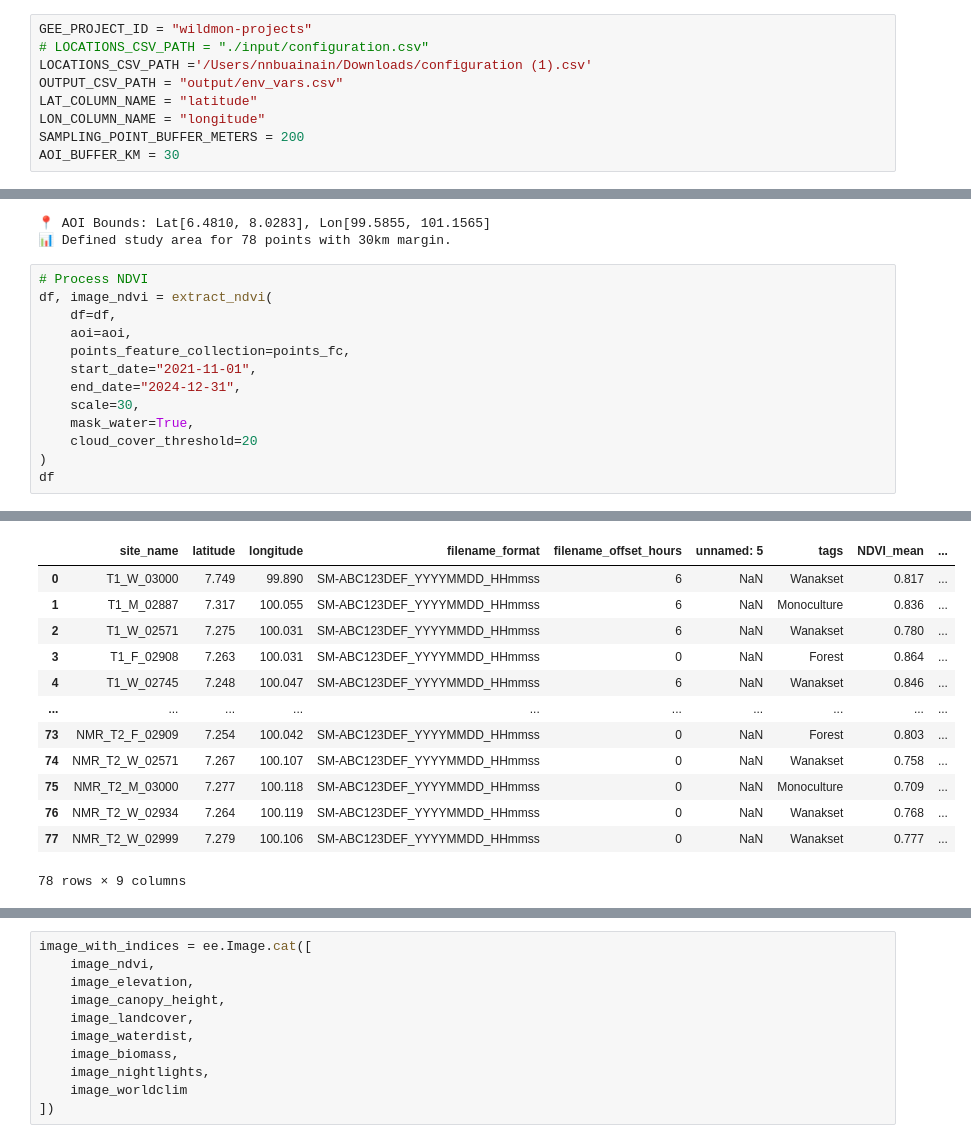
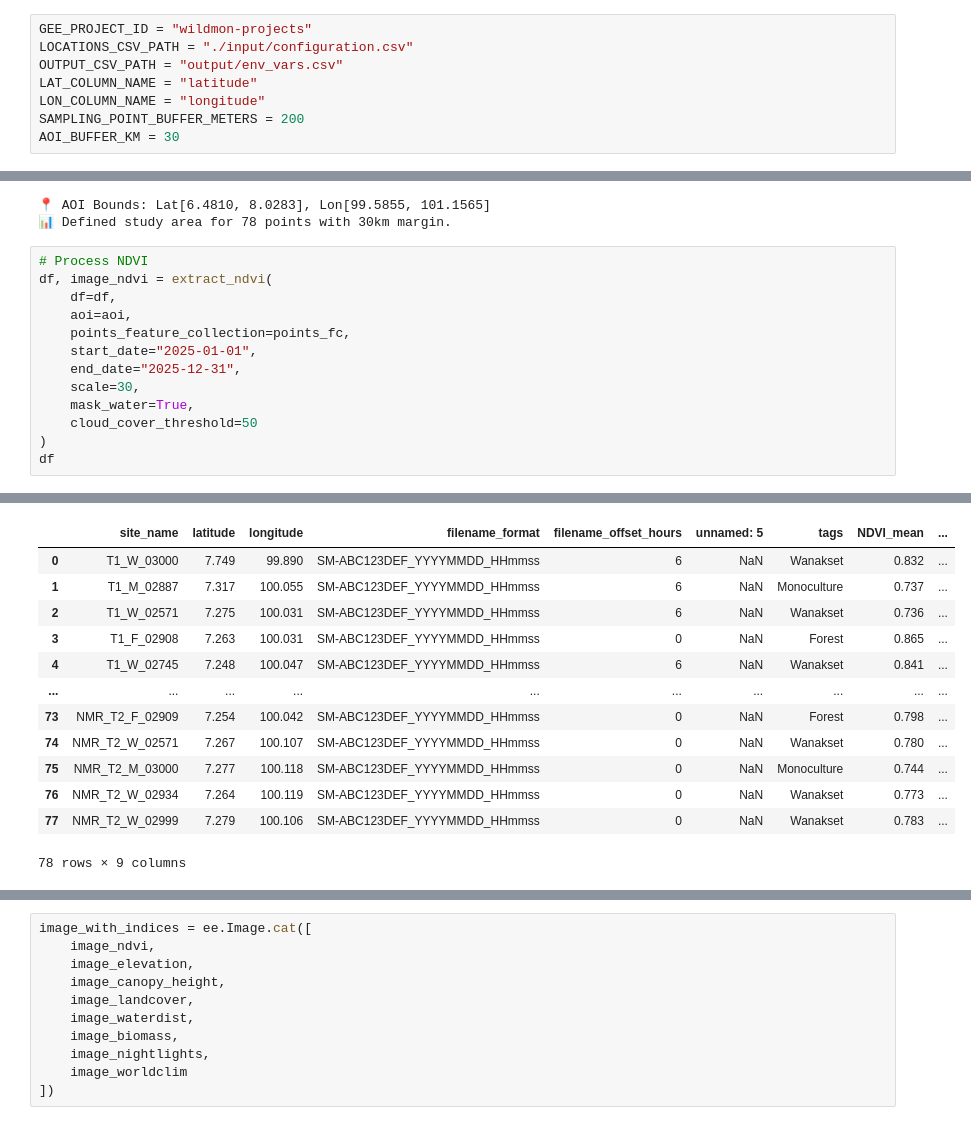
Before and after one commit to WildMon-ai/WildMon-EnvVar, a Jupyter notebook: pipeline.ipynb, the cells around one changed output, grey strips where cells are left out. Saved outputs shown, nothing was run; the diff lists cells and outputs as text.

```diff
--- a/pipeline.ipynb
+++ b/pipeline.ipynb
@@ -17,7 +17,6 @@ import ee
 # %%
 GEE_PROJECT_ID = "wildmon-projects"
-# LOCATIONS_CSV_PATH = "./input/configuration.csv"
-LOCATIONS_CSV_PATH ='/Users/nnbuainain/Downloads/configuration (1).csv'
+LOCATIONS_CSV_PATH = "./input/configuration.csv"
 OUTPUT_CSV_PATH = "output/env_vars.csv"
 LAT_COLUMN_NAME = "latitude"
 LON_COLUMN_NAME = "longitude"
@@ -67,11 +66,11 @@ df, image_ndvi = extract_ndvi(
     df=df,
     aoi=aoi,
     points_feature_collection=points_fc,
-    start_date="2021-11-01",
-    end_date="2024-12-31",
+    start_date="2025-01-01",
+    end_date="2025-12-31",
     scale=30,
     mask_water=True,
-    cloud_cover_threshold=20
+    cloud_cover_threshold=50
 )
 df
 # %% [output]
@@ -91,15 +90,15 @@ df
 |  | site_name | latitude | longitude | filename_format | filename_offset_hours | unnamed: 5 | tags | NDVI_mean | ... |
-| 0 | T1_W_03000 | 7.749 | 99.890 | SM-ABC123DEF_YYYYMMDD_HHmmss | 6 | NaN | Wanakset | 0.817 | ... |
-| 1 | T1_M_02887 | 7.317 | 100.055 | SM-ABC123DEF_YYYYMMDD_HHmmss | 6 | NaN | Monoculture | 0.836 | ... |
-| 2 | T1_W_02571 | 7.275 | 100.031 | SM-ABC123DEF_YYYYMMDD_HHmmss | 6 | NaN | Wanakset | 0.780 | ... |
-| 3 | T1_F_02908 | 7.263 | 100.031 | SM-ABC123DEF_YYYYMMDD_HHmmss | 0 | NaN | Forest | 0.864 | ... |
-| 4 | T1_W_02745 | 7.248 | 100.047 | SM-ABC123DEF_YYYYMMDD_HHmmss | 6 | NaN | Wanakset | 0.846 | ... |
+| 0 | T1_W_03000 | 7.749 | 99.890 | SM-ABC123DEF_YYYYMMDD_HHmmss | 6 | NaN | Wanakset | 0.832 | ... |
+| 1 | T1_M_02887 | 7.317 | 100.055 | SM-ABC123DEF_YYYYMMDD_HHmmss | 6 | NaN | Monoculture | 0.737 | ... |
+| 2 | T1_W_02571 | 7.275 | 100.031 | SM-ABC123DEF_YYYYMMDD_HHmmss | 6 | NaN | Wanakset | 0.736 | ... |
+| 3 | T1_F_02908 | 7.263 | 100.031 | SM-ABC123DEF_YYYYMMDD_HHmmss | 0 | NaN | Forest | 0.865 | ... |
+| 4 | T1_W_02745 | 7.248 | 100.047 | SM-ABC123DEF_YYYYMMDD_HHmmss | 6 | NaN | Wanakset | 0.841 | ... |
 | ... | ... | ... | ... | ... | ... | ... | ... | ... | ... |
-| 73 | NMR_T2_F_02909 | 7.254 | 100.042 | SM-ABC123DEF_YYYYMMDD_HHmmss | 0 | NaN | Forest | 0.803 | ... |
-| 74 | NMR_T2_W_02571 | 7.267 | 100.107 | SM-ABC123DEF_YYYYMMDD_HHmmss | 0 | NaN | Wanakset | 0.758 | ... |
-| 75 | NMR_T2_M_03000 | 7.277 | 100.118 | SM-ABC123DEF_YYYYMMDD_HHmmss | 0 | NaN | Monoculture | 0.709 | ... |
-| 76 | NMR_T2_W_02934 | 7.264 | 100.119 | SM-ABC123DEF_YYYYMMDD_HHmmss | 0 | NaN | Wanakset | 0.768 | ... |
-| 77 | NMR_T2_W_02999 | 7.279 | 100.106 | SM-ABC123DEF_YYYYMMDD_HHmmss | 0 | NaN | Wanakset | 0.777 | ... |
+| 73 | NMR_T2_F_02909 | 7.254 | 100.042 | SM-ABC123DEF_YYYYMMDD_HHmmss | 0 | NaN | Forest | 0.798 | ... |
+| 74 | NMR_T2_W_02571 | 7.267 | 100.107 | SM-ABC123DEF_YYYYMMDD_HHmmss | 0 | NaN | Wanakset | 0.780 | ... |
+| 75 | NMR_T2_M_03000 | 7.277 | 100.118 | SM-ABC123DEF_YYYYMMDD_HHmmss | 0 | NaN | Monoculture | 0.744 | ... |
+| 76 | NMR_T2_W_02934 | 7.264 | 100.119 | SM-ABC123DEF_YYYYMMDD_HHmmss | 0 | NaN | Wanakset | 0.773 | ... |
+| 77 | NMR_T2_W_02999 | 7.279 | 100.106 | SM-ABC123DEF_YYYYMMDD_HHmmss | 0 | NaN | Wanakset | 0.783 | ... |
 78 rows × 9 columns
 # %%
 df, image_elevation = extract_elevation(df=df,
```
Also changed, not shown: parts of 12 cells of this notebook, 14 other files.
